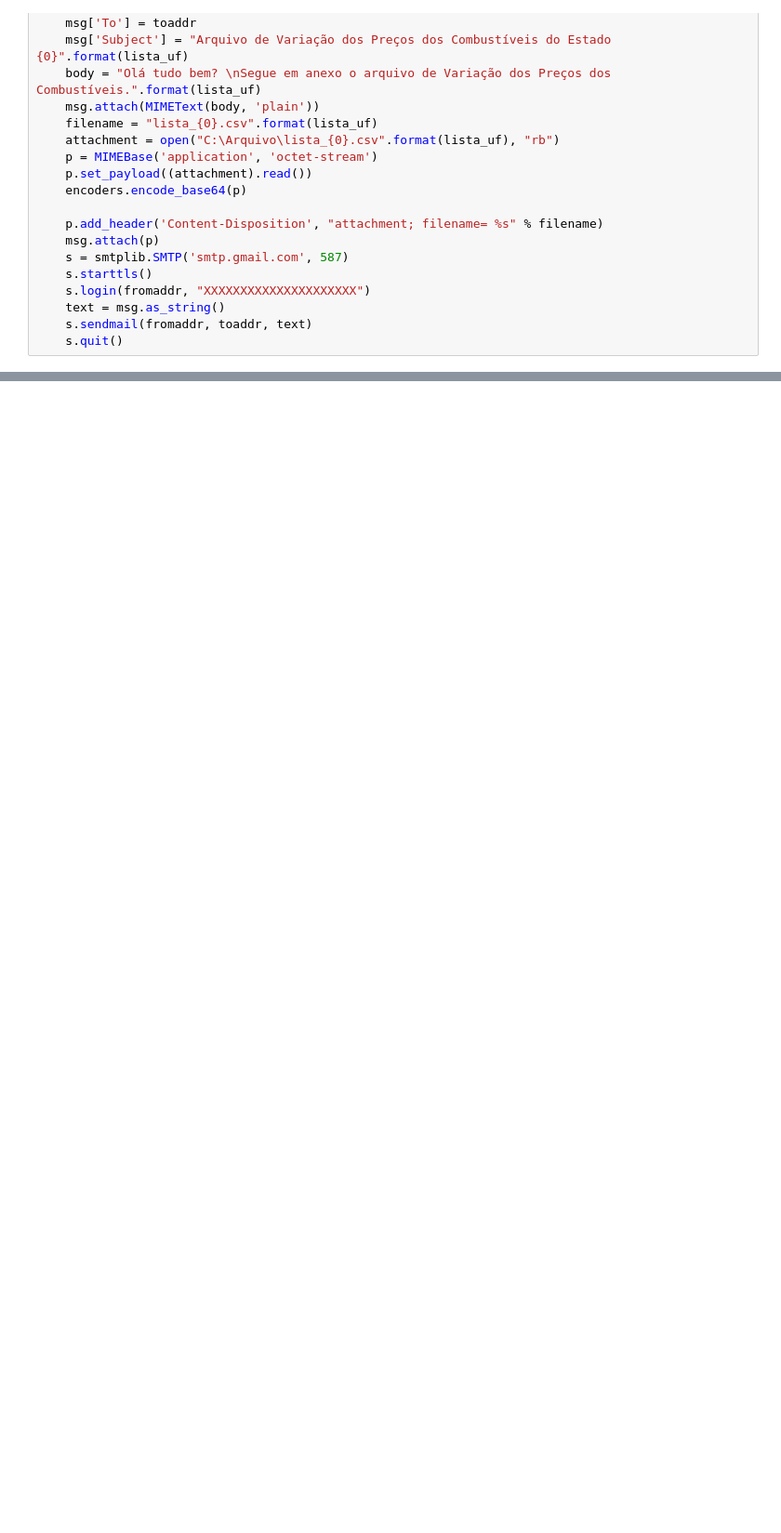
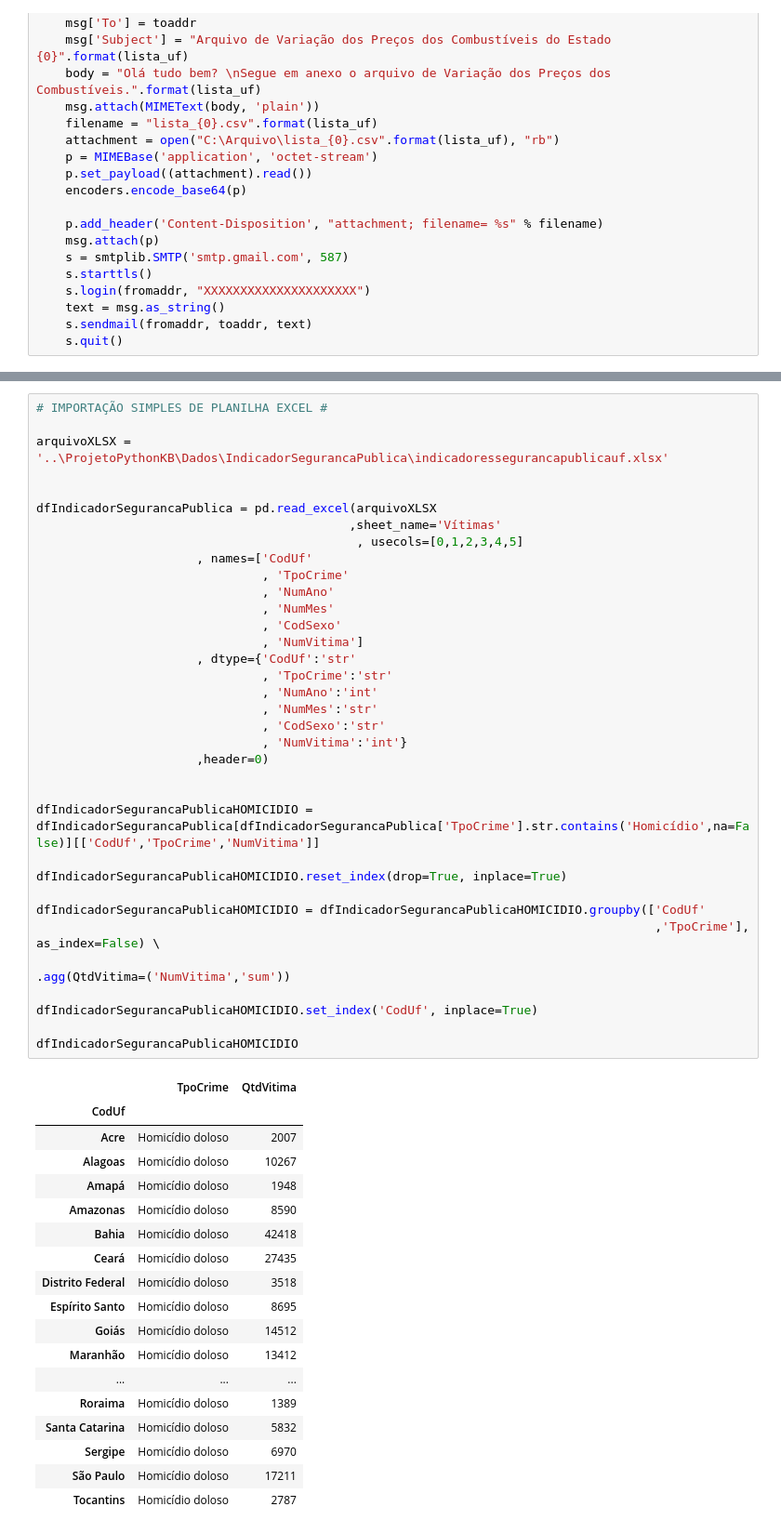
Before and after one commit to dbaassists/Python, a Jupyter notebook: ProjetoPythonKB/Projeto KB Python.ipynb, the cells around one changed output, grey strips where cells are left out. Shown at 93% size. Drawn from its saved outputs; the diff is of its cells as text; blank space fills up the shorter version.

```diff
--- a/ProjetoPythonKB/Projeto KB Python.ipynb
+++ b/ProjetoPythonKB/Projeto KB Python.ipynb
@@ -2033,0 +2151,54 @@ df
+# %%
+# IMPORTAÇÃO SIMPLES DE PLANILHA EXCEL #
+
+arquivoXLSX = '..\ProjetoPythonKB\Dados\IndicadorSegurancaPublica\indicadoressegurancapublicauf.xlsx'
+
+
+dfIndicadorSegurancaPublica = pd.read_excel(arquivoXLSX
+                                           ,sheet_name='Vítimas'
+                                            , usecols=[0,1,2,3,4,5]
+                      , names=['CodUf'
+                               , 'TpoCrime'
+                               , 'NumAno'
+                               , 'NumMes'
+                               , 'CodSexo'
+                               , 'NumVitima']
+                      , dtype={'CodUf':'str'
+                               , 'TpoCrime':'str'
+                               , 'NumAno':'int'
+                               , 'NumMes':'str'
+                               , 'CodSexo':'str'
+                               , 'NumVitima':'int'}
+                      ,header=0)
+
+
+dfIndicadorSegurancaPublicaHOMICIDIO = dfIndicadorSegurancaPublica[dfIndicadorSegurancaPublica['TpoCrime'].str.contains('Homicídio',na=False)][['CodUf','TpoCrime','NumVitima']]
+
+dfIndicadorSegurancaPublicaHOMICIDIO.reset_index(drop=True, inplace=True)
+
+dfIndicadorSegurancaPublicaHOMICIDIO = dfIndicadorSegurancaPublicaHOMICIDIO.groupby(['CodUf'
+                                                                                     ,'TpoCrime'], as_index=False) \
+                                                                                    .agg(QtdVitima=('NumVitima','sum'))
+
+dfIndicadorSegurancaPublicaHOMICIDIO.set_index('CodUf', inplace=True)
+
+dfIndicadorSegurancaPublicaHOMICIDIO
+# %% [output]
+|  | TpoCrime | QtdVitima |
+| CodUf |  |  |
+| Acre | Homicídio doloso | 2007 |
+| Alagoas | Homicídio doloso | 10267 |
+| Amapá | Homicídio doloso | 1948 |
+| Amazonas | Homicídio doloso | 8590 |
+| Bahia | Homicídio doloso | 42418 |
+| Ceará | Homicídio doloso | 27435 |
+| Distrito Federal | Homicídio doloso | 3518 |
+| Espírito Santo | Homicídio doloso | 8695 |
+| Goiás | Homicídio doloso | 14512 |
+| Maranhão | Homicídio doloso | 13412 |
+| ... | ... | ... |
+| Roraima | Homicídio doloso | 1389 |
+| Santa Catarina | Homicídio doloso | 5832 |
+| Sergipe | Homicídio doloso | 6970 |
+| São Paulo | Homicídio doloso | 17211 |
+| Tocantins | Homicídio doloso | 2787 |
```
Also changed, not shown: parts of 28 cells of this notebook.
